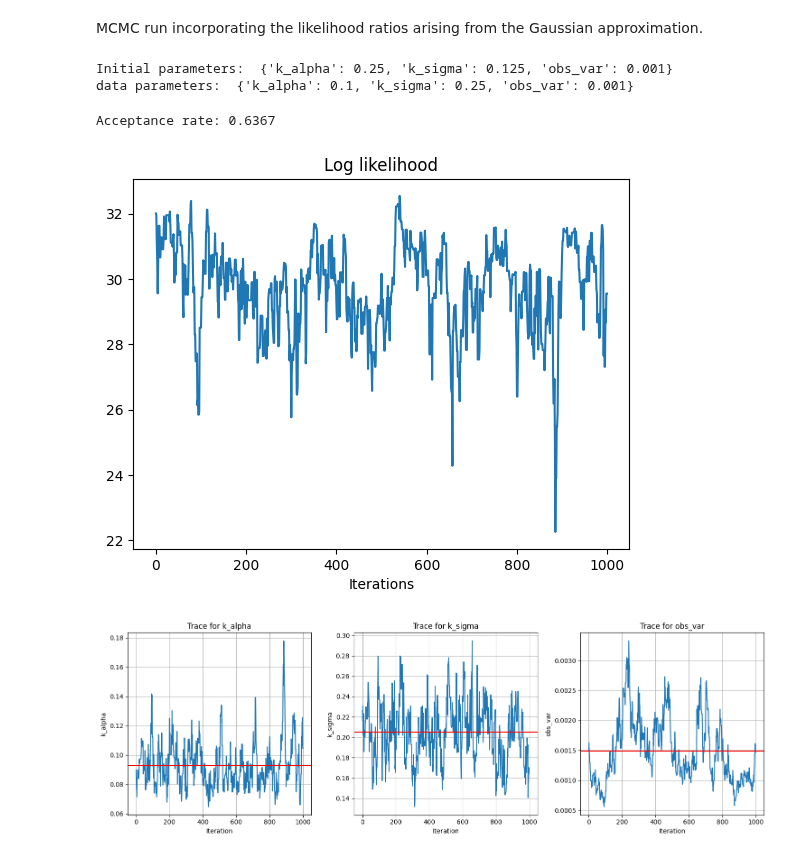
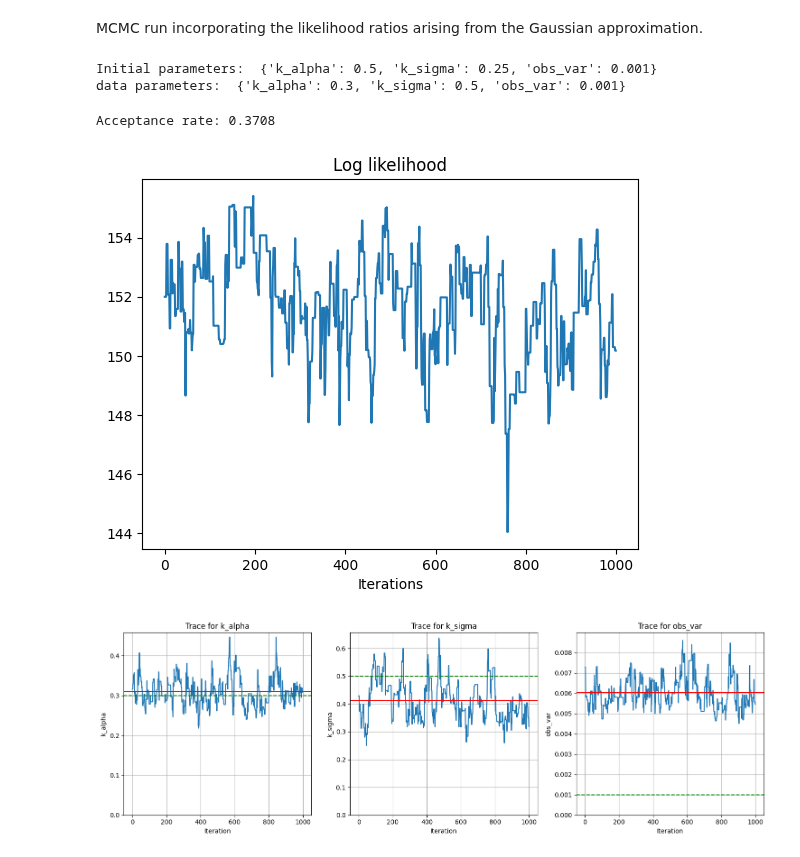
Before and after one commit to ComputationalEvolutionaryMorphometry/hyperiax, a Jupyter notebook: examples/mcmc_Gaussian_BFFG_shapes_state-dependent_covariance.ipynb, the cells around one changed output. Cells and saved outputs as stored; diff of their text form; code cells hidden in the pictures.

```diff
--- a/examples/mcmc_Gaussian_BFFG_shapes_state-dependent_covariance.ipynb
+++ b/examples/mcmc_Gaussian_BFFG_shapes_state-dependent_covariance.ipynb
@@ -52,7 +54,7 @@ plot_shape(root)
 # diffusion and covariance specification for shape processes
 # This version assumes same covariance in all directions (x,y or x,y,z), thus allowing some factorization of the covariance matrix
 
-kQ12 = lambda x,params: params['k_alpha']*jnp.exp(-.5/params['k_sigma']*jnp.sum(jnp.square(x),2))
+kQ12 = lambda x,params: (1/n)*k_K2(x,params)
 
 # evaluate k on two pairs of landmark configurations
 kQ12_q = lambda q1,q2,params: kQ12(q1.reshape((-1,d))[:,jnp.newaxis,:]-q2.reshape((-1,d))[jnp.newaxis,:,:],params)
@@ -156,13 +157,16 @@ def up(noise,edge_length,c_T,F_T,H_T,params,**args):
     def f(edge_length,c_T,F_T,H_T):
         var = edge_length # variance is edge length
 
-        Sigma_T = jnp.linalg.inv(H_T) # alt. Q_T
-        v_T = dot(Sigma_T,F_T)
+        #Sigma_T = jnp.linalg.inv(H_T) # alt. Q_T
+        #v_T = dot(Sigma_T,F_T)
+        v_T = solve(H_T,F_T)
         covar = var*a(v_T,params) # covariance matrix
 
         invPhi_0 = (jnp.eye(n)+H_T@covar)
-        Sigma_0 = Sigma_T@invPhi_0 # = Sigma_T+covar, alt. C_0
-        H_0 = jnp.linalg.inv(Sigma_0) # hat H
+        #Sigma_0 = Sigma_T@invPhi_0 # = Sigma_T+covar, alt. C_0
+        Sigma_0 = jnp.linalg.solve(H_T,invPhi_0) # = Sigma_T+covar, alt. C_0
+        #H_0 = jnp.linalg.inv(Sigma_0) # hat H
+        H_0 = jnp.linalg.solve(invPhi_0,H_T) # hat H
         F_0 = solve(invPhi_0,F_T) # hat F
         v_0 = dot(Sigma_0,F_0)
         c_0 = jax.vmap(
@@ -204,22 +208,32 @@ def down_conditional(noise,edge_length,c_0,F_0,H_0,F_T,H_T,parent_value,params,*
         var = edge_length # variance is edge length
         covar = var*a(parent_value,params) # covariance matrix
 
-        invSigma = jnp.linalg.inv(covar)
-        H = H_T+invSigma
-        mu = solve(H,F_T+dot(invSigma,x))
+        #invSigma = jnp.linalg.inv(covar)
+        Sigma = covar
+        #H = H_T+invSigma
+        invH = jnp.linalg.solve(jnp.eye(n)+Sigma@H_T,Sigma)
+        #mu = solve(H,F_T+dot(invSigma,x))
+        mu = dot(invH,F_T+solve(Sigma,x))
 
         # for likelihood ratio
-        Sigma_T = jnp.linalg.inv(H_T)
+        #Sigma_T = jnp.linalg.inv(H_T)
+        Sigma_T = invH
         v_T = dot(Sigma_T,F_T) # solve(H_T,F_T)
 
         # test
-        Sigma_0 = jnp.linalg.inv(H_0)
-        v_0 = dot(Sigma_0,F_0)
+        #Sigma_0 = jnp.linalg.inv(H_0)
+        #v_0 = dot(Sigma_0,F_0)
+        v_0 = solve(H_0,F_0)
+
+        inv_covar_Sigma_T = jnp.linalg.solve(jnp.eye(n)+H_T@Sigma_T,H_T) # inv(covar+Sigma_T)
 
         return {
-            'value': mu+jax.scipy.linalg.solve_triangular(jax.scipy.linalg.cholesky(H,lower=True),noise.reshape((n,d))).flatten(),
+            #'value': mu+jax.scipy.linalg.solve_triangular(jax.scipy.linalg.cholesky(H,lower=True),noise.reshape((n,d))).flatten(),
+            'value': mu+dot(jax.scipy.linalg.cholesky(invH,lower=True),noise),
+            #'value': mu+dot(jax.scipy.linalg.sqrtm(invH),noise),
             'logw': jnp.sum(jax.vmap(
-                lambda v_T,parent_value,c_0,F_0: logphi(v_T,parent_value,covar+Sigma_T)-logU(parent_value,c_0,F_0,H_0),
+                #lambda v_T,parent_value,c_0,F_0: logphi(v_T,parent_value,covar+Sigma_T)-logU(parent_value,c_0,F_0,H_0),
+                lambda v_T,parent_value,c_0,F_0: logphi_H(v_T,parent_value,inv_covar_Sigma_T)-logU(parent_value,c_0,F_0,H_0),
                 (1,1,0,1))(v_T.reshape((n,d)),parent_value.reshape((n,d)),c_0.reshape(d),F_0.reshape((n,d)))),
             }
 
@@ -298,38 +313,38 @@ def log_posterior(data,state):
 def proposal(data, state, key):
     subkeys = jax.random.split(key,2)
     parameters,noise = state
 
     # update parameters
     new_parameters = parameters.propose(subkeys[0])
     # update noise
     new_noise = update_CN(noise,subkeys[1])
 
     return new_parameters,new_noise
 
 # tree values and parameters
 init_params = ParameterStore({
-    'k_alpha': VarianceParameter(.25,alpha=3,beta=.5), # kernel amplitude, governs global tree variance
-    'k_sigma': VarianceParameter(.125), # kernel width, for Gaussian kernels this is proportional to the variance
+    'k_alpha': VarianceParameter(.5,alpha=2,beta=.5), # kernel amplitude, governs global tree variance
+    'k_sigma': VarianceParameter(.25,alpha=2,beta=.5), # kernel width, for Gaussian kernels this is proportional to the variance
     'obs_var': VarianceParameter(1e-3,alpha=2,beta=.003) # observation noise variance
     })
 print("Initial parameters: ",init_params.values())
 print("data parameters: ",params.values())
 
 # initial state
 init_state = (init_params,jnp.zeros_like(tree.data['noise']))
 
 # Run Metropolis-Hastings
 subkey, key = split(key)
 log_likelihoods, samples = metropolis_hastings(log_posterior, proposal, leaf_values, init_state, 1000, burn_in=200, rng_key=key, savef=lambda state: state[0])
 
 # plot
 plt.plot(log_likelihoods)
 plt.xlabel("Iterations")
 plt.title('Log likelihood')
-trace_plots(samples)
+trace_plots(samples,params.values())
 # %% [output]
-Initial parameters:  {'k_alpha': 0.25, 'k_sigma': 0.125, 'obs_var': 0.001}
-data parameters:  {'k_alpha': 0.1, 'k_sigma': 0.25, 'obs_var': 0.001}
+Initial parameters:  {'k_alpha': 0.5, 'k_sigma': 0.25, 'obs_var': 0.001}
+data parameters:  {'k_alpha': 0.3, 'k_sigma': 0.5, 'obs_var': 0.001}
-Acceptance rate: 0.6367
+Acceptance rate: 0.3708
-[figure, old version]
+[figure, new version]
-[figure, old version]
+[figure, new version]
```
Also changed, not shown: parts of 5 cells of this notebook, 11 other files.
